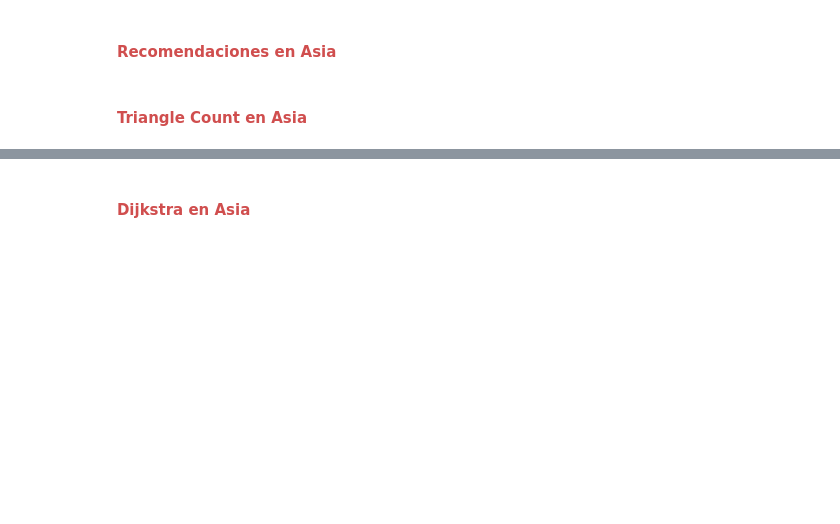
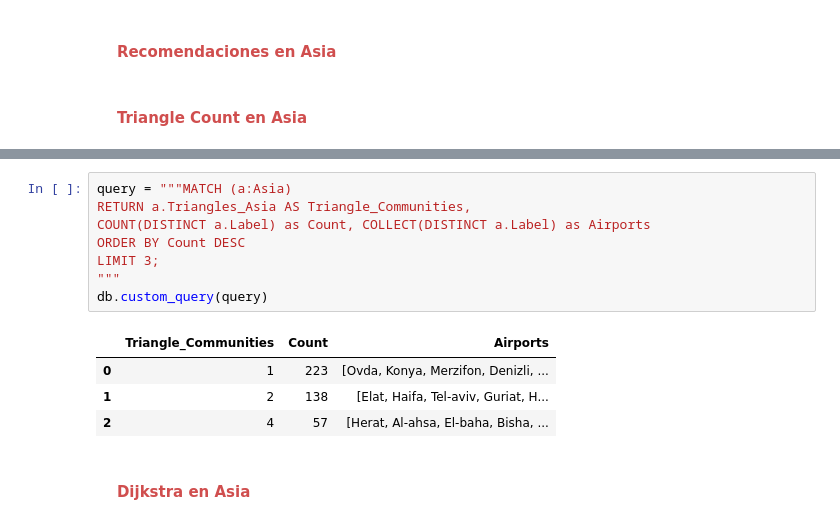
Before and after one commit to ch0fas/MG_Proyecto2, a Jupyter notebook: Python_Proyecto2.ipynb, the cells around one changed output, grey strips where cells are left out. Cells and saved outputs as stored; diff of their text form; blank space fills up the shorter version.

Commit message:
triangle count for asia

```diff
--- a/Python_Proyecto2.ipynb
+++ b/Python_Proyecto2.ipynb
@@ -559,3 +551,16 @@ Weakly CC Attribute added Successfully!
+# %%
+query = """MATCH (a:Asia)
+RETURN a.Triangles_Asia AS Triangle_Communities,
+COUNT(DISTINCT a.Label) as Count, COLLECT(DISTINCT a.Label) as Airports
+ORDER BY Count DESC
+LIMIT 3;
+"""
+db.custom_query(query)
+# %% [output]
+|  | Triangle_Communities | Count | Airports |
+| 0 | 1 | 223 | [Ovda, Konya, Merzifon, Denizli, ... |
+| 1 | 2 | 138 | [Elat, Haifa, Tel-aviv, Guriat, H... |
+| 2 | 4 | 57 | [Herat, Al-ahsa, El-baha, Bisha, ... |
 # %% [markdown]
 #### <font color= #d04e4e> &nbsp; &nbsp; **Dijkstra en Asia** </font>
 # %% [markdown]
```
Also changed, not shown: parts of 12 cells of this notebook.
